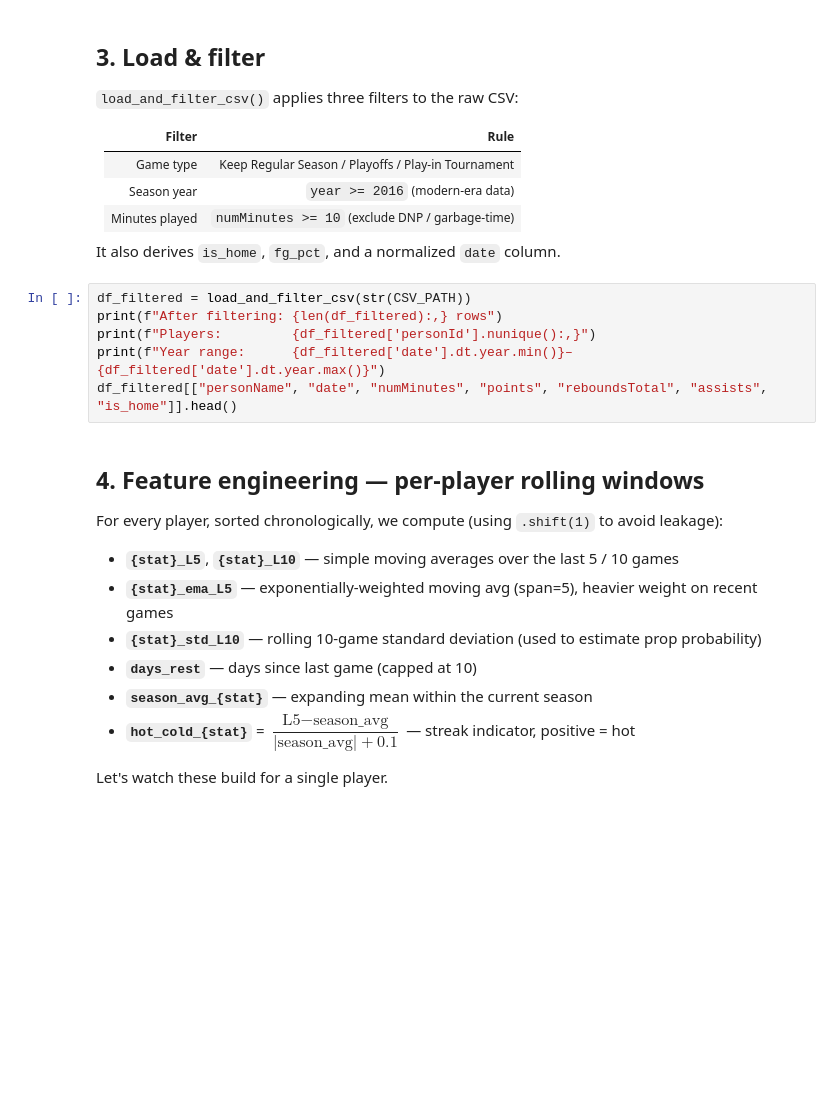
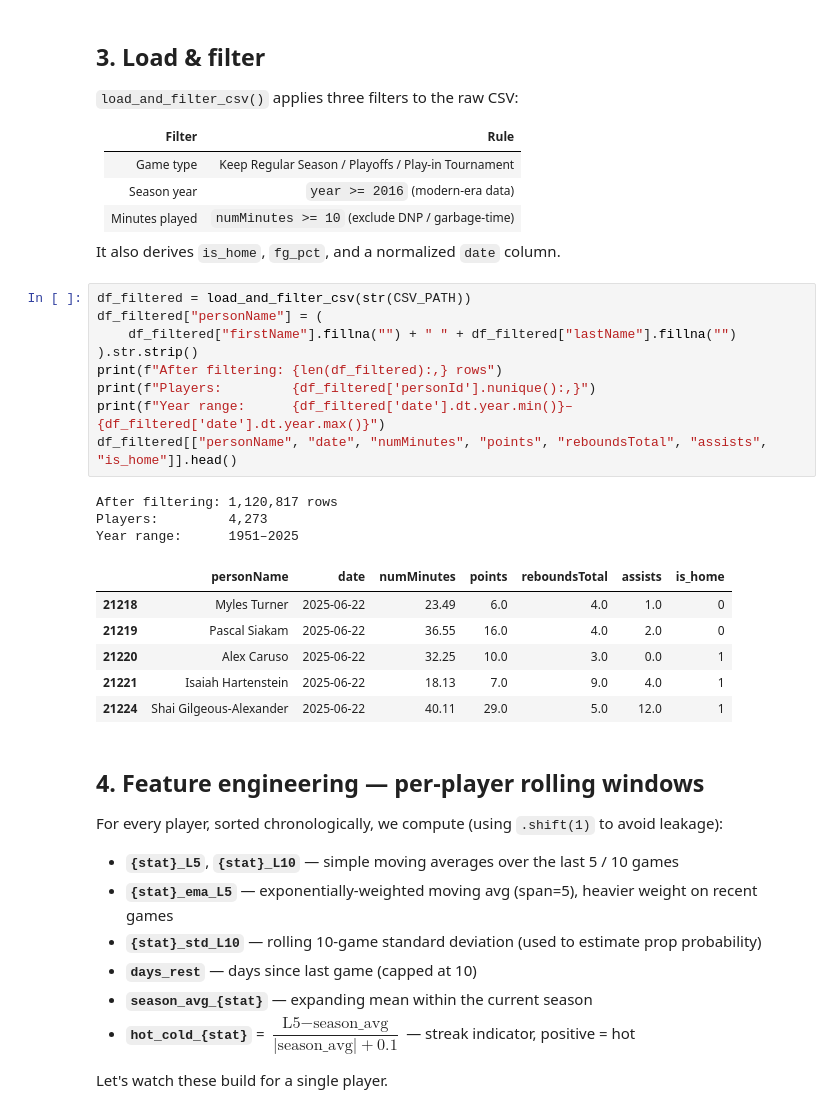
Before and after one commit to andomo3/nbaPropsPrediction, a Jupyter notebook: research/nba_prop_prediction_walkthrough.ipynb, the cells around one changed output. Cells and saved outputs as stored; diff of their text form; blank space fills up the shorter version.

```diff
--- a/research/nba_prop_prediction_walkthrough.ipynb
+++ b/research/nba_prop_prediction_walkthrough.ipynb
@@ -117,10 +149,23 @@ print(f"Total rows in CSV: {n_rows:,}")
 It also derives `is_home`, `fg_pct`, and a normalized `date` column.
 # %%
 df_filtered = load_and_filter_csv(str(CSV_PATH))
+df_filtered["personName"] = (
+    df_filtered["firstName"].fillna("") + " " + df_filtered["lastName"].fillna("")
+).str.strip()
 print(f"After filtering: {len(df_filtered):,} rows")
 print(f"Players:         {df_filtered['personId'].nunique():,}")
 print(f"Year range:      {df_filtered['date'].dt.year.min()}–{df_filtered['date'].dt.year.max()}")
 df_filtered[["personName", "date", "numMinutes", "points", "reboundsTotal", "assists", "is_home"]].head()
+# %% [output]
+After filtering: 1,120,817 rows
+Players:         4,273
+Year range:      1951–2025
+|  | personName | date | numMinutes | points | reboundsTotal | assists | is_home |
+| 21218 | Myles Turner | 2025-06-22 | 23.49 | 6.0 | 4.0 | 1.0 | 0 |
+| 21219 | Pascal Siakam | 2025-06-22 | 36.55 | 16.0 | 4.0 | 2.0 | 0 |
+| 21220 | Alex Caruso | 2025-06-22 | 32.25 | 10.0 | 3.0 | 0.0 | 1 |
+| 21221 | Isaiah Hartenstein | 2025-06-22 | 18.13 | 7.0 | 9.0 | 4.0 | 1 |
+| 21224 | Shai Gilgeous-Alexander | 2025-06-22 | 40.11 | 29.0 | 5.0 | 12.0 | 1 |
 # %% [markdown]
 ## 4. Feature engineering — per-player rolling windows
 
```
Also changed, not shown: parts of 10 cells of this notebook, 3 other files.
